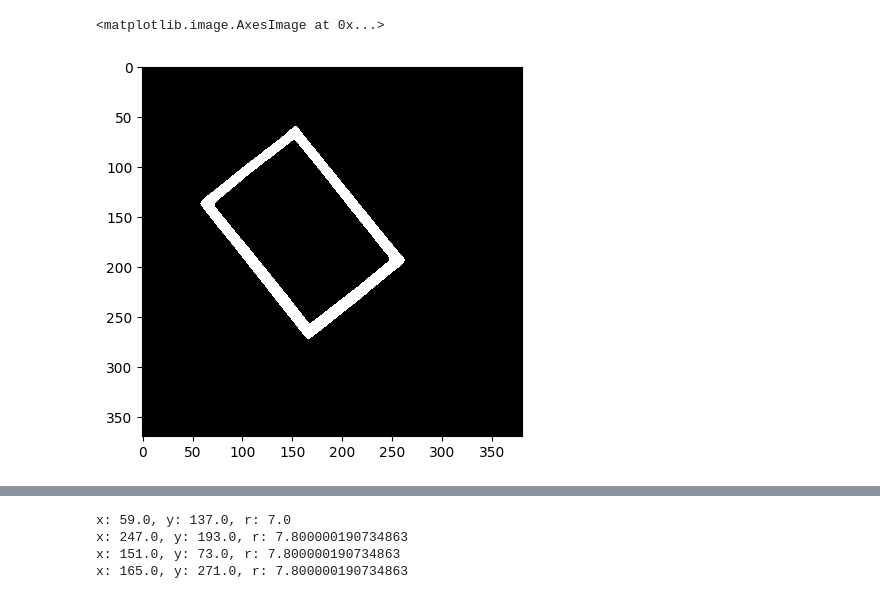
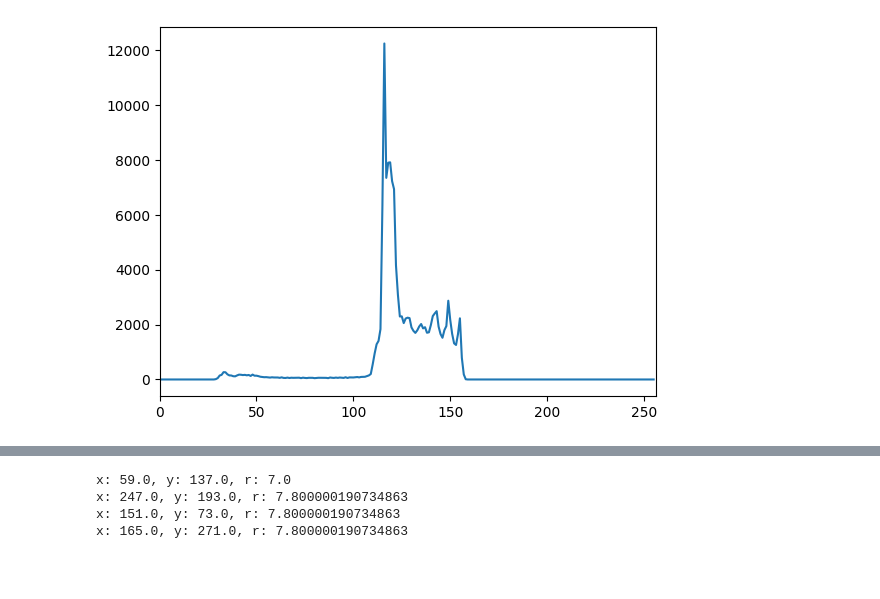
Before and after one commit to HQU-gxy/NUEDC_2023_E_snippet, a Jupyter notebook: rect.ipynb, the cells around one changed output, grey strips where cells are left out. Saved outputs shown, nothing was run; the diff lists cells and outputs as text; code cells hidden in the pictures; blank space fills up the shorter version.

```diff
--- a/rect.ipynb
+++ b/rect.ipynb
@@ -9,9 +9,10 @@ img = cv2.imread(RECT_PATH)
 # %%
 grey = cv2.cvtColor(img, cv2.COLOR_BGR2GRAY)
 blurred = cv2.GaussianBlur(grey, (5, 5), 2, 2)
-# %%
-ok, binary = cv2.threshold(blurred, 0, 255, cv2.THRESH_BINARY_INV | cv2.THRESH_OTSU)
-plt.imshow(binary, cmap='gray')
-# %% [output]
-<matplotlib.image.AxesImage at 0x...>
-[figure, removed]
+# %%
+histr = cv2.calcHist([blurred],[0],None,[256],[0,256])
+plt.plot(histr)
+plt.xlim([0,256])
+plt.show()
+# %% [output]
+[figure, added]
```
Also changed, not shown: parts of 3 cells of this notebook.
